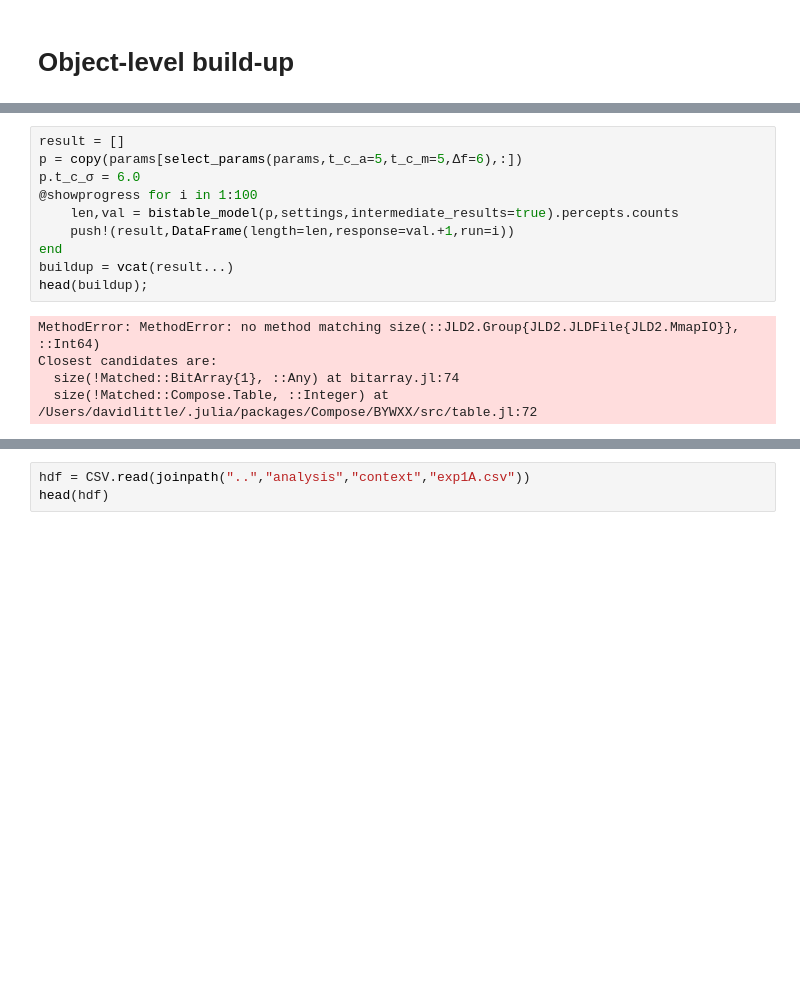
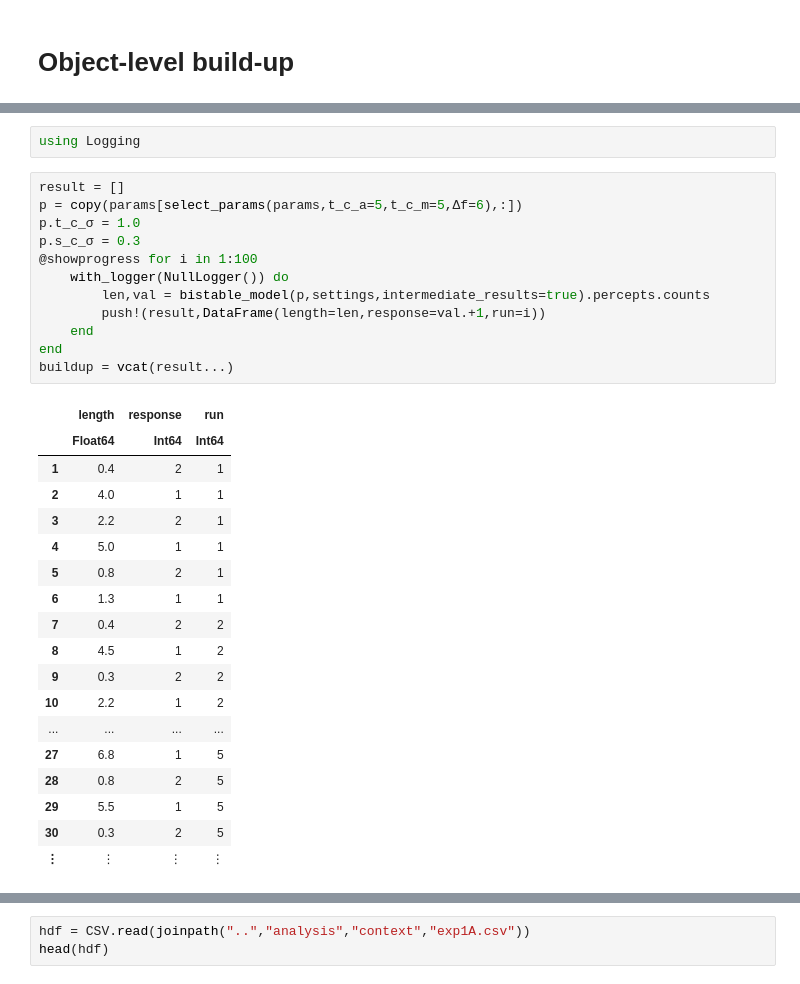
Before and after one commit to haberdashPI/bistable, a Jupyter notebook: notebooks/Buildup.ipynb, the cells around one changed output, grey strips where cells are left out. Saved outputs shown, nothing was run; the diff lists cells and outputs as text; blank space fills up the shorter version.

Commit message:
Working on buildup

```diff
--- a/notebooks/Buildup.ipynb
+++ b/notebooks/Buildup.ipynb
@@ -98,18 +90,36 @@ UndefVarError: UndefVarError: run1 not defined
+# %%
+using Logging
 # %%
 result = []
 p = copy(params[select_params(params,t_c_a=5,t_c_m=5,Δf=6),:])
-p.t_c_σ = 6.0
+p.t_c_σ = 1.0
+p.s_c_σ = 0.3
 @showprogress for i in 1:100
-    len,val = bistable_model(p,settings,intermediate_results=true).percepts.counts
-    push!(result,DataFrame(length=len,response=val.+1,run=i))
+    with_logger(NullLogger()) do
+        len,val = bistable_model(p,settings,intermediate_results=true).percepts.counts
+        push!(result,DataFrame(length=len,response=val.+1,run=i))
+    end
 end
 buildup = vcat(result...)
-head(buildup);
 # %% [output]
-MethodError: MethodError: no method matching size(::JLD2.Group{JLD2.JLDFile{JLD2.MmapIO}}, ::Int64)
-Closest candidates are:
-  size(!Matched::BitArray{1}, ::Any) at bitarray.jl:74
-  size(!Matched::Compose.Table, ::Integer) at /Users/davidlittle/.julia/packages/Compose/BYWXX/src/table.jl:72
+|  | length | response | run |
+|  | Float64 | Int64 | Int64 |
+| 1 | 0.4 | 2 | 1 |
+| 2 | 4.0 | 1 | 1 |
+| 3 | 2.2 | 2 | 1 |
+| 4 | 5.0 | 1 | 1 |
+| 5 | 0.8 | 2 | 1 |
+| 6 | 1.3 | 1 | 1 |
+| 7 | 0.4 | 2 | 2 |
+| 8 | 4.5 | 1 | 2 |
+| 9 | 0.3 | 2 | 2 |
+| 10 | 2.2 | 1 | 2 |
+| ... | ... | ... | ... |
+| 27 | 6.8 | 1 | 5 |
+| 28 | 0.8 | 2 | 5 |
+| 29 | 5.5 | 1 | 5 |
+| 30 | 0.3 | 2 | 5 |
+| ⋮ | ⋮ | ⋮ | ⋮ |
 # %%
 head(buildup)
 # %% [output]
```
Also changed, not shown: parts of 13 cells of this notebook.
